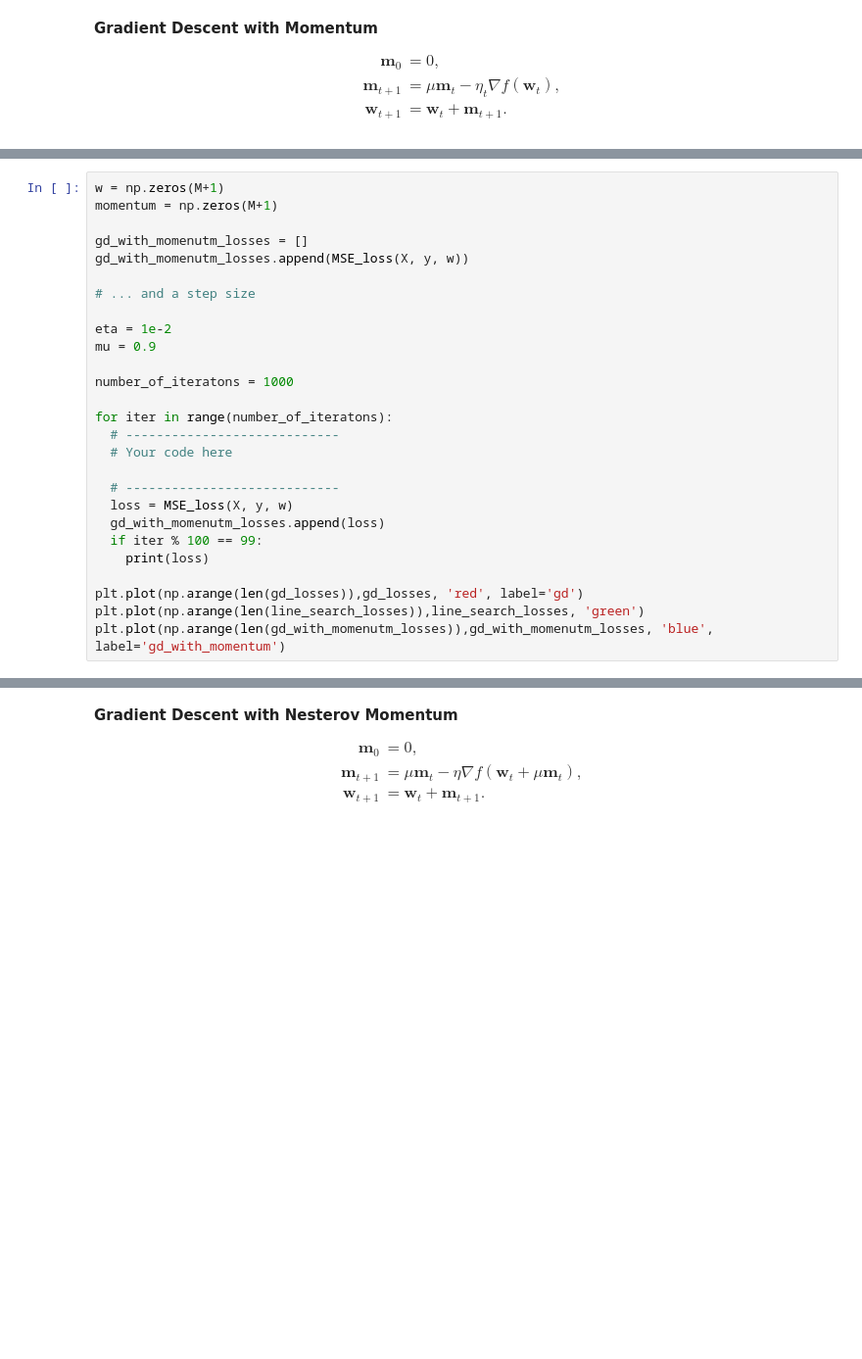
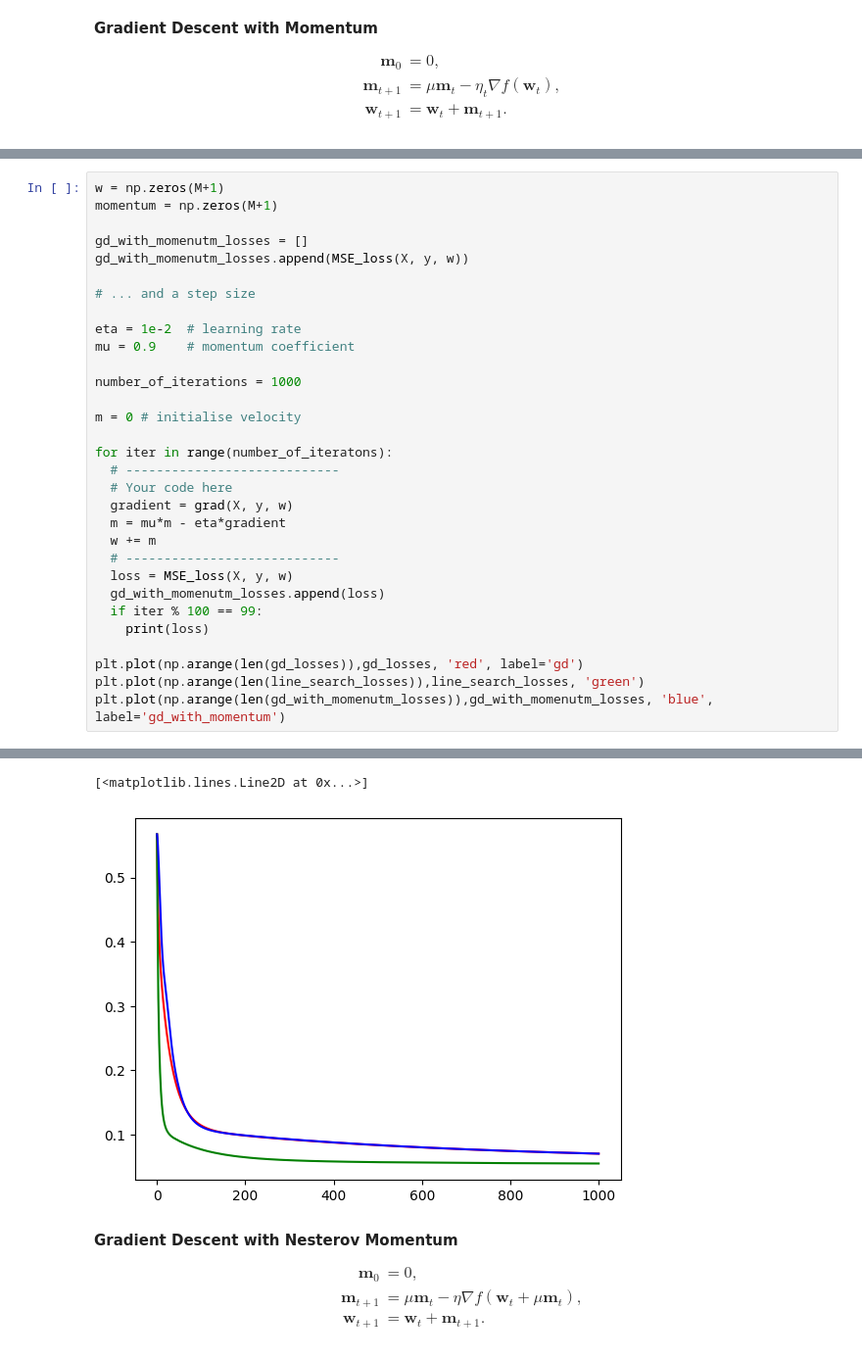
Before and after one commit to fuwentay/AIML-CWM, a Jupyter notebook: Part II - Optimization/ex1_OptimisationRegression.ipynb, the cells around one changed output, grey strips where cells are left out. Shown at 98% size. Saved outputs shown, nothing was run; the diff lists cells and outputs as text; blank space fills up the shorter version.

```diff
--- a/Part II - Optimization/ex1_OptimisationRegression.ipynb
+++ b/Part II - Optimization/ex1_OptimisationRegression.ipynb
@@ -208,15 +362,19 @@ gd_with_momenutm_losses.append(MSE_loss(X, y, w))
 
 # ... and a step size
 
-eta = 1e-2
-mu = 0.9
+eta = 1e-2  # learning rate
+mu = 0.9    # momentum coefficient
 
-number_of_iteratons = 1000
+number_of_iterations = 1000
+
+m = 0 # initialise velocity
 
 for iter in range(number_of_iteratons):
   # ----------------------------
   # Your code here
-
+  gradient = grad(X, y, w)
+  m = mu*m - eta*gradient
+  w += m
   # ----------------------------
   loss = MSE_loss(X, y, w)
   gd_with_momenutm_losses.append(loss)
@@ -226,3 +384,4 @@ for iter in range(number_of_iteratons):
 plt.plot(np.arange(len(gd_losses)),gd_losses, 'red', label='gd')
 plt.plot(np.arange(len(line_search_losses)),line_search_losses, 'green')
 plt.plot(np.arange(len(gd_with_momenutm_losses)),gd_with_momenutm_losses, 'blue', label='gd_with_momentum')
+# %% [output]
@@ -229,3 +398,5 @@ plt.plot(np.arange(len(gd_with_momenutm_losses)),gd_with_momenutm_losses, 'blue'
+[<matplotlib.lines.Line2D at 0x...>]
+[figure, added]
 # %% [markdown]
 **Gradient Descent with Nesterov Momentum**
 
```
Also changed, not shown: parts of 17 cells of this notebook, 1 other file.
